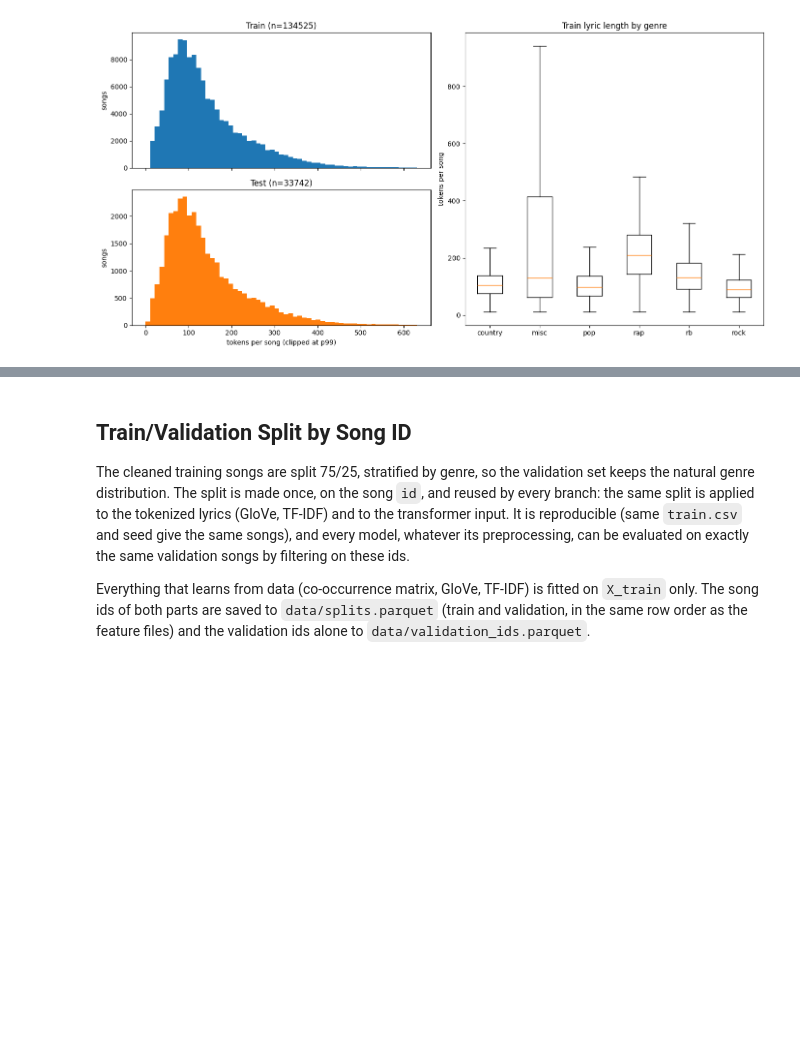
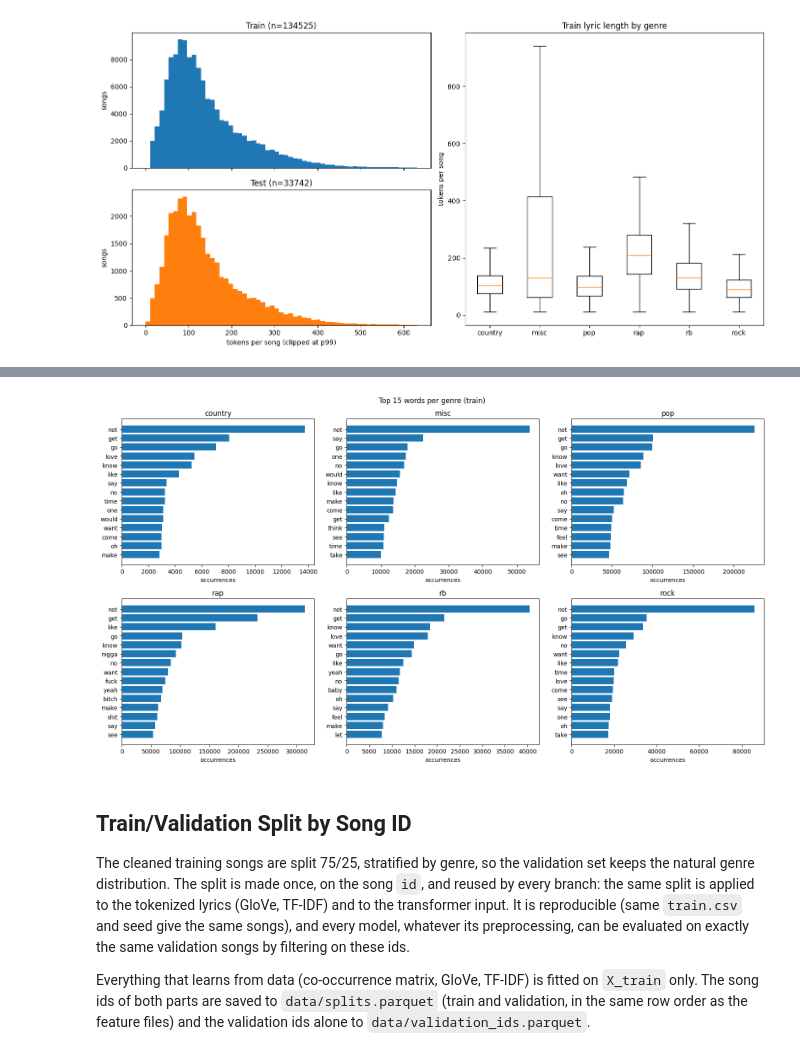
Before and after one commit to durak-dev/Music-Genre-Identifier, a Jupyter notebook: preprocessing_unified.ipynb, the cells around one changed output, grey strips where cells are left out. Cells and saved outputs as stored; diff of their text form; code cells hidden in the pictures; blank space fills up the shorter version.

```diff
--- a/preprocessing_unified.ipynb
+++ b/preprocessing_unified.ipynb
@@ -245,3 +249,28 @@ test: n=33742, mean=158, median=117, p95=344, p99=653, max=8133
+# %%
+TOP_N = 15
+genres = sorted(cleaned_df_train["tag"].unique().to_list())
+
+# total occurrences of every token per genre, then the TOP_N most frequent per genre
+word_counts = (cleaned_df_train.select("tag", "cleaned_lyrics")
+               .explode("cleaned_lyrics")
+               .group_by("tag", "cleaned_lyrics").len()
+               .rename({"cleaned_lyrics": "word", "len": "count"}))
+top_words = word_counts.sort("count", descending=True).group_by("tag").head(TOP_N)
+
+fig, axes = plt.subplots(2, 3, figsize=(16, 9))
+for ax, genre in zip(axes.flat, genres):
+    part = top_words.filter(pl.col("tag") == genre).sort("count")
+    ax.barh(part["word"], part["count"], color="tab:blue")
+    ax.set_title(genre)
+    ax.set_xlabel("occurrences")
+for ax in axes.flat[len(genres):]:
+    ax.set_visible(False)
+
+fig.suptitle(f"Top {TOP_N} words per genre (train)")
+plt.tight_layout()
+plt.show()
+# %% [output]
+[figure, added]
 # %% [markdown]
 ## Train/Validation Split by Song ID
 
```
Also changed, not shown: parts of 6 cells of this notebook, 2 other files.
